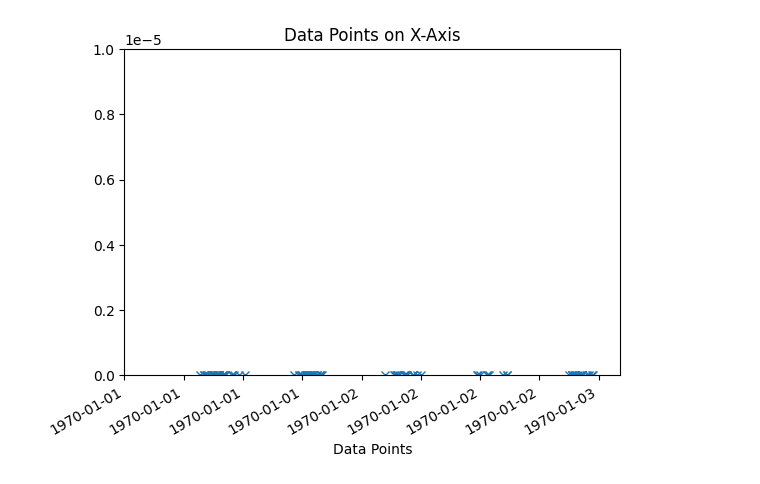
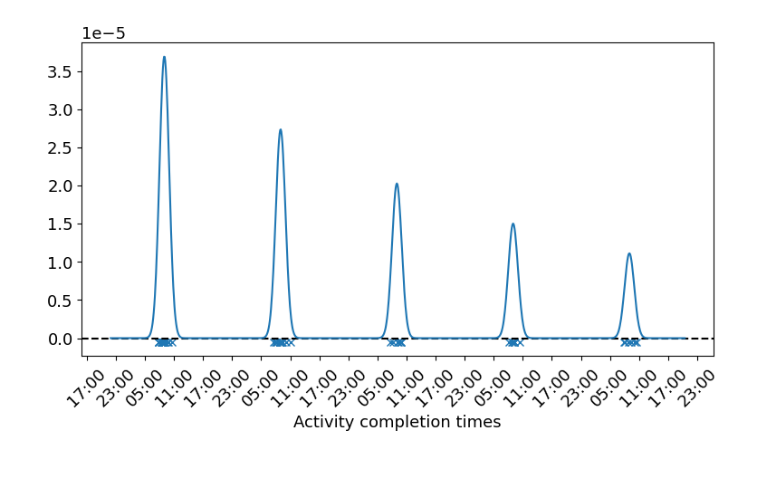
Before and after one commit to ltsstar/TaskExecutionTimeMining, a Jupyter notebook: src/notebooks/various/Example_Figure.ipynb, the cells around one changed output. Cells and saved outputs as stored; diff of their text form; code cells hidden in the pictures.

Commit message:
update example figure

```diff
--- a/src/notebooks/various/Example_Figure.ipynb
+++ b/src/notebooks/various/Example_Figure.ipynb
@@ -7,18 +9,25 @@ from datetime import datetime, timedelta
+# %%
+matplotlib.rcParams['font.size'] = 13
 # %%
 
 sample_package_delivery = lambda t : lambda n : np.random.normal(t, 3600, n)
 
-package_delivery_choices = lambda d, n : sample_package_delivery(9*3600*d)(n)
+package_delivery_choices = lambda d, n : sample_package_delivery(9*3600+24*3600*d)(n)
 
 exp_distribution = lambda lambda_ : lambda x : lambda_ * np.exp(-lambda_ * x)
 my_exp = exp_distribution(0.3)
 exp_probs = lambda d : [my_exp(i)/sum([my_exp(j) for j in range(d)]) for i in range(d)]
 
 
-samples_for_days = lambda d : lambda n : np.concatenate([package_delivery_choices(i+1, n) for i, n in
+samples_for_days = lambda d : lambda n : np.concatenate([package_delivery_choices(i, n) for i, n in
                                                     zip(*np.unique(np.random.choice(list(range(d)), size=n, p=exp_probs(d)), return_counts=True))
                                          ])
 
+pdf_for_days = lambda d : lambda x_vals : [
+    np.sum([p*stats.norm.pdf(x, loc=9*3600+24*3600*i, scale=3600) for i, p in enumerate(exp_probs(d))])
+    for x in x_vals]
+
 five_days = samples_for_days(5)
 
-data = five_days(100)
+data_1 = five_days(50)
+#more_data_1 = five_days(100000)
@@ -48,27 +34,39 @@ plt.hist(data, bins=100)
 # %%
 # Plot the data as small crosses on the x-axis
-dates = [datetime.fromtimestamp(ts) for ts in data]
-plt.plot(dates, np.zeros_like(data), 'x')
+#dates = [datetime.fromtimestamp(ts) for ts in data]
 
-# Customize the plot (optional)
-plt.xlim(0, max(dates)+timedelta(seconds=10000))  # Adjust x-axis limits
-plt.ylim(0, 0.00001)  # Adjust y-axis limits
+plt.figure(figsize=(9, 4.5))
+
+colors=plt.rcParams["axes.prop_cycle"]()
+
+converted_data_1 = [datetime(2025, 1, 1) + timedelta(seconds=d) for d in data_1]
+plt.plot(converted_data_1, np.full_like(converted_data_1, -0.0000005), 'x', color=next(colors)['color'])
+plt.axhline(y=0.0, color="black", linestyle="--", linewidth=1.5)
+
+x_vals = np.linspace(np.min(data_1) - 0.1 * np.ptp(data_1), np.max(data_1) + 0.1 * np.ptp(data_1),
+                    1000)
+converted_x_vals = [datetime(2025, 1, 1) + timedelta(seconds=d) for d in x_vals]
+
+colors=plt.rcParams["axes.prop_cycle"]()
+#pdf = gaussian_kde(more_data_1)
+#plt.plot(x_vals, pdf(x_vals), color=next(colors)['color'])
+
+pdf = pdf_for_days(5)
+plt.plot(converted_x_vals, pdf(x_vals), color=next(colors)['color'])
 
 
-#plt.yticks([])  # Remove y-axis ticks
+plt.gca().xaxis.set_major_locator(mdates.HourLocator(interval=6))  # Every 2 hours
+plt.gca().xaxis.set_major_formatter(mdates.DateFormatter('%H:%M'))  # '%j' shows the day of the year
+plt.xticks(rotation=45)
+#plt.gca().xaxis.set_minor_locator(mdates.HourLocator(byhour=[8, 10, 12, 14, 16, 18, 20, 22]))  # Every second hour
 
-#xmin, xmax = plt.xlim()
-#x = np.linspace(xmin, xmax, 100)
-#p = stats.norm.pdf([i.timestamp() for i in x], mu, std)
-#plt.plot(x, p, 'k')
+# Format the minor ticks
+#plt.gca().xaxis.set_minor_formatter(mdates.DateFormatter('%H:%M'))
 
-plt.gca().xaxis.set_major_formatter(mdates.DateFormatter('%Y-%m-%d'))
-plt.gcf().autofmt_xdate()  # Rotate date labels for better readability
+plt.xlabel("Activity completion times")
+#plt.title("Data Points on X-Axis")
 
-
-plt.xlabel("Data Points")
-plt.title("Data Points on X-Axis")
-
-plt.show()
+#plt.show()
+plt.savefig("test.svg")
 # %% [output]
-[figure, old version]
+[figure, new version]
```
Also changed, not shown: parts of 7 cells of this notebook, 1 other file.
